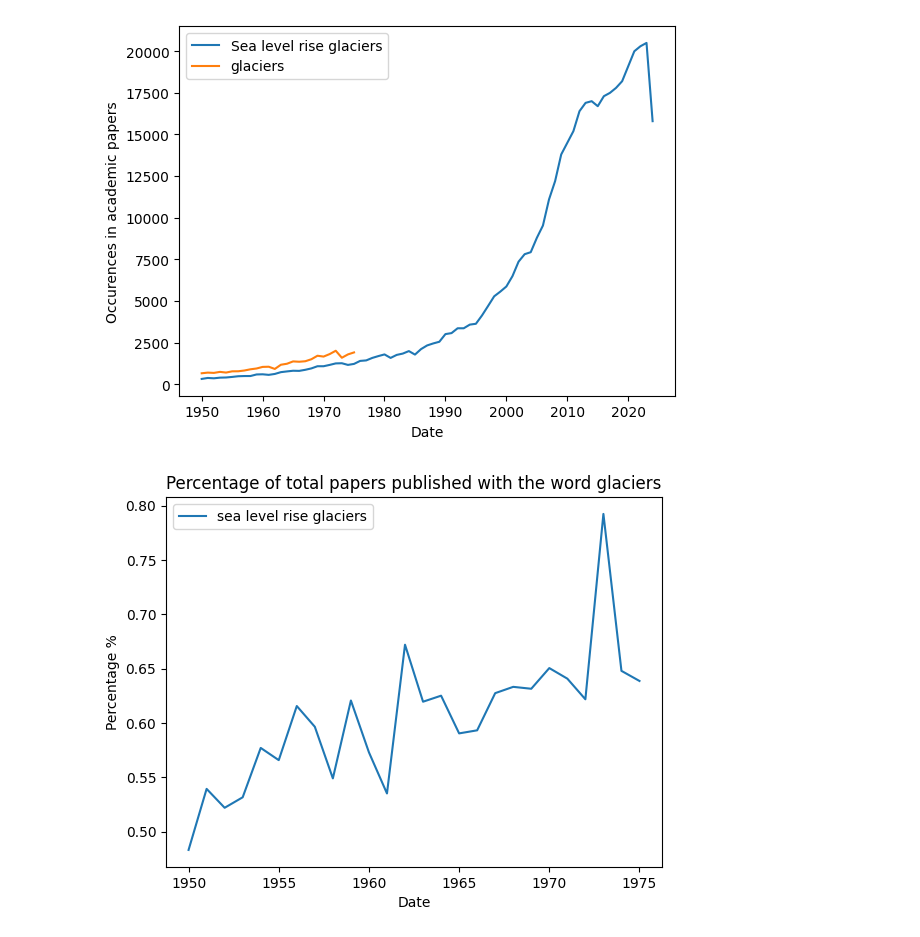
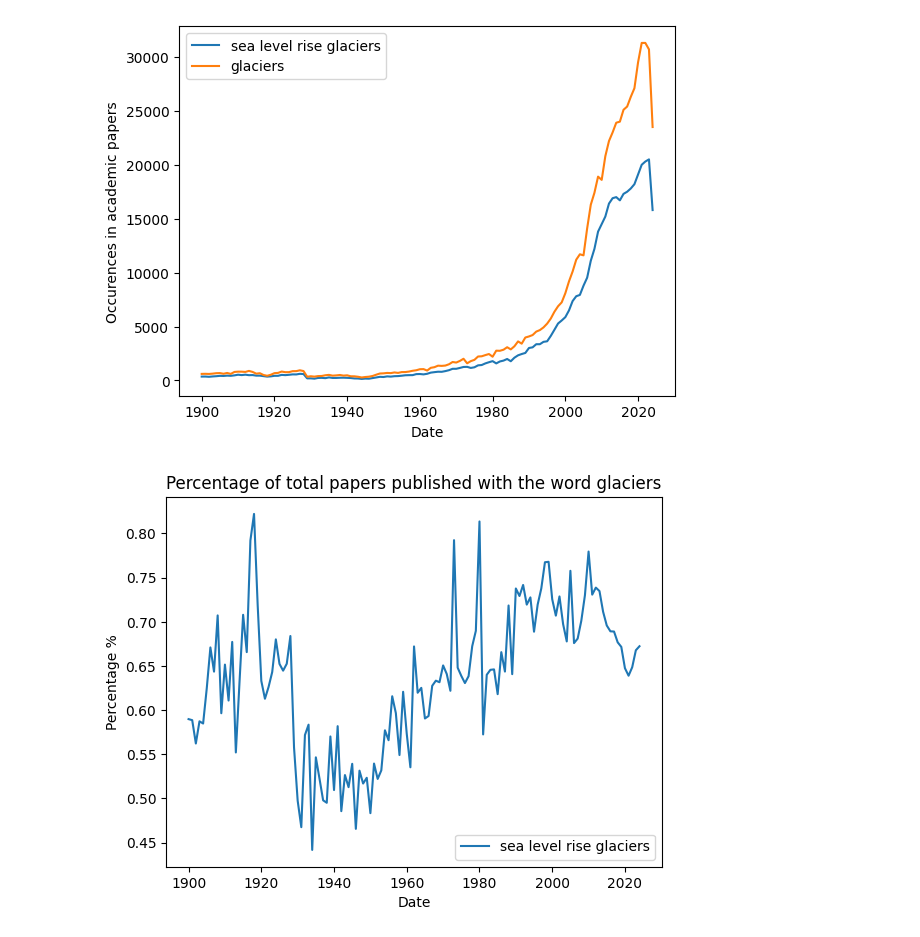
Before and after one commit to amyjenson/academic-keyword-occurrence, a Jupyter notebook: academic_occurances.ipynb, the cells around one changed output. Saved outputs shown, nothing was run; the diff lists cells and outputs as text; code cells hidden in the pictures.

```diff
--- a/academic_occurances.ipynb
+++ b/academic_occurances.ipynb
@@ -31,38 +31,44 @@ data_path = '/Users/amyjenson/Documents/GitHub/academic-keyword-occurrence/'
 
 data_fn1 = os.path.join(data_path, 'sea_level_rise_glaciers_1950-1994.csv')
 data1 = pd.read_csv(data_fn1)
 data_fn2 = os.path.join(data_path, 'sea_level_rise_glaciers_1995-2009.csv')
 data2 = pd.read_csv(data_fn2)
 data_fn3 = os.path.join(data_path, 'sea_level_rise_glaciers_2010-2020.csv')
 data3 = pd.read_csv(data_fn3)
 data_fn4 = os.path.join(data_path, 'sea_level_rise_glaciers_2021-2024.csv')
 data4 = pd.read_csv(data_fn4)
+data_fn5 = os.path.join(data_path, 'sea_level_rise_glaciers_1900-1949.csv')
+data5 = pd.read_csv(data_fn5)
 
-SLR_glaciers_data = pd.concat([data1, data2, data3, data4], ignore_index=True)
+SLR_glaciers_data = pd.concat([data5, data1, data2, data3, data4], ignore_index=True)
 
 data_fn1 = os.path.join(data_path, 'glaciers_1950-1975.csv')
 data1 = pd.read_csv(data_fn1)
-# data_fn2 = os.path.join(data_path, 'glaciers_2010-2020.csv')
-# data2 = pd.read_csv(data_fn2)
-glaciers_data = pd.concat([data1], ignore_index=True)
+data_fn2 = os.path.join(data_path, 'glaciers_1976-2024.csv')
+data2 = pd.read_csv(data_fn2)
+data_fn3 = os.path.join(data_path, 'glaciers_1900-1939.csv')
+data3 = pd.read_csv(data_fn3)
+data_fn4 = os.path.join(data_path, 'glaciers_1940-1949.csv')
+data4 = pd.read_csv(data_fn4)
+glaciers_data = pd.concat([data3, data4, data1, data2], ignore_index=True)
 
 #print(SLR_glaciers_data)
 #print(glaciers_data)
 
 SLR_glaciers_year = SLR_glaciers_data['year']
 SLR_glaciers_results = SLR_glaciers_data['results']
 glaciers_year = glaciers_data['year']
 glaciers_results = glaciers_data['results']
 
 plt.plot(SLR_glaciers_year, SLR_glaciers_results)
 plt.plot(glaciers_year, glaciers_results)
 plt.ylabel('Occurences in academic papers')
 plt.xlabel('Date')
 plt.legend(['sea level rise glaciers', 'glaciers'])
 plt.savefig('occurrences.png')
 plt.show()
 # %% [output]
-[figure, old version]
+[figure, new version]
 # %%
 # percentage of total papers published
 
@@ -71,7 +77,7 @@ plt.title('Percentage of total papers published with the word glaciers')
 plt.ylabel('Percentage %')
 plt.xlabel('Date')
 plt.legend(['sea level rise glaciers', 'glaciers'])
-plt.savefig('occurrences.png')
+plt.savefig('percentage_occurrences.png')
 plt.show()
 # %% [output]
-[figure, old version]
+[figure, new version]
```
Also changed, not shown: parts of 1 cell of this notebook, 12 other files.
